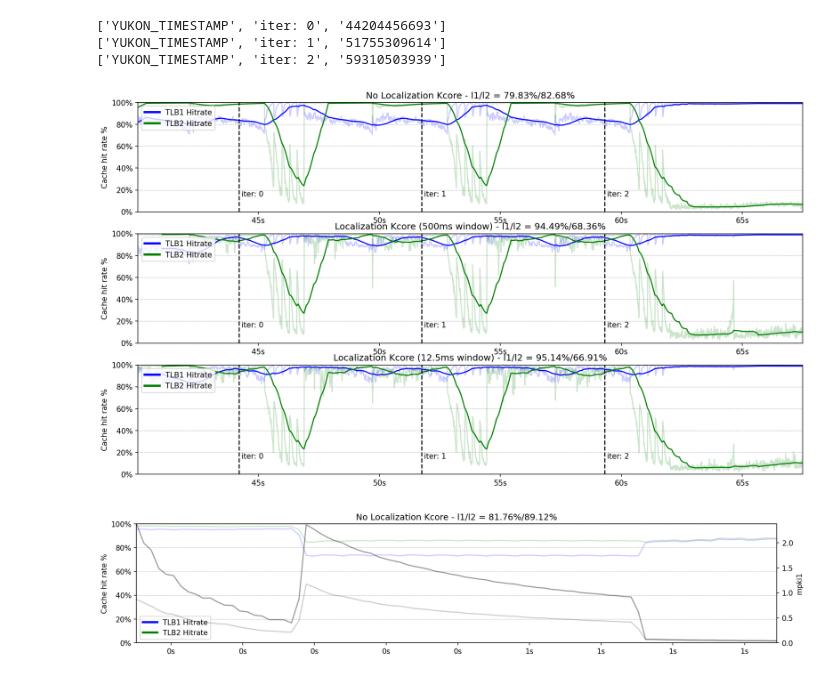
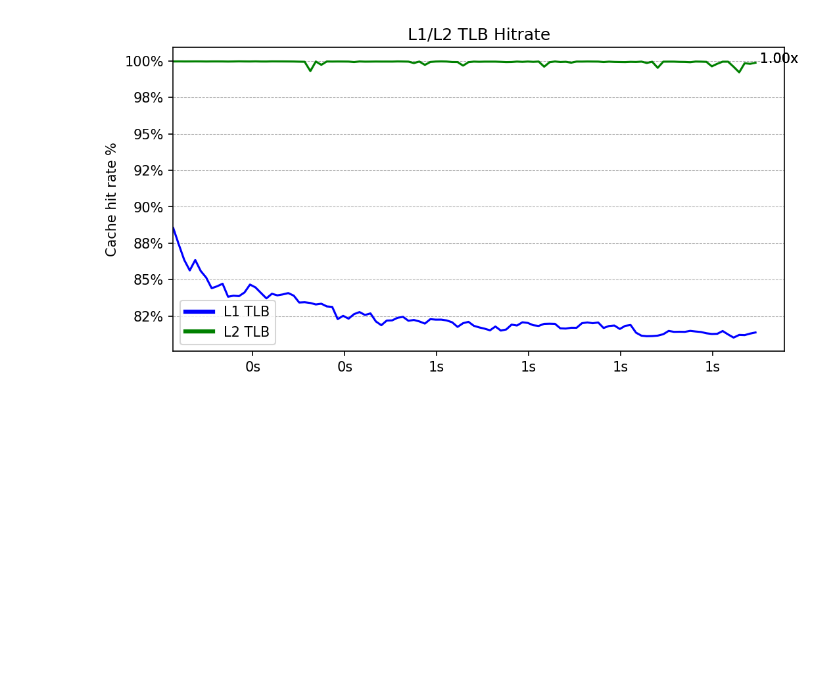
Before and after one commit to difcsi/alaska, a Jupyter notebook: tools/sim_hitrate.ipynb, the cells around one changed output. Saved outputs shown, nothing was run; the diff lists cells and outputs as text; code cells hidden in the pictures; blank space fills up the shorter version.

Commit message:
Interwoven yukon localization work
I've gotta commit more often :)

```diff
--- a/tools/sim_hitrate.ipynb
+++ b/tools/sim_hitrate.ipynb
@@ -378,19 +200,4 @@ plot_hitrates([
-# %%
-marks = extract_marks('/tank/project/yukon/logs/2025-04-08-122846_kcore/uartlog')
-plot_hitrates([
-  ('kcore_nl', 'No Localization Kcore'),
-  ('kcore_loc', 'Localization Kcore (500ms window)'),
-  ('kcore_loc_fast', 'Localization Kcore (12.5ms window)'),
-], marks=marks)
-# %% [output]
-['YUKON_TIMESTAMP', 'iter: 0', '44204456693']
-['YUKON_TIMESTAMP', 'iter: 1', '51755309614']
-['YUKON_TIMESTAMP', 'iter: 2', '59310503939']
-[figure, removed]
-# %%
-marks = {}
-plot_hitrates([
-  ('cc_test', 'No Localization Kcore'),
-], marks=marks)
-# %% [output]
-[figure, removed]
+# %%
+plot_hitrates([('kcore', {'alpha': 1.0, 'linestyle': '-'})], marks={})
+# %% [output]
+[figure, added]
```
Also changed, not shown: parts of 5 cells of this notebook, 27 other files.
